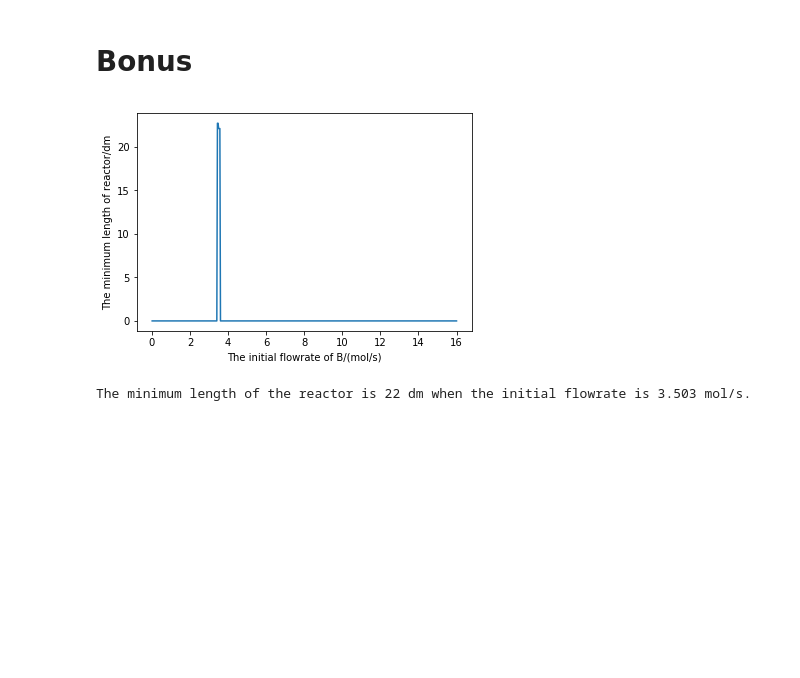
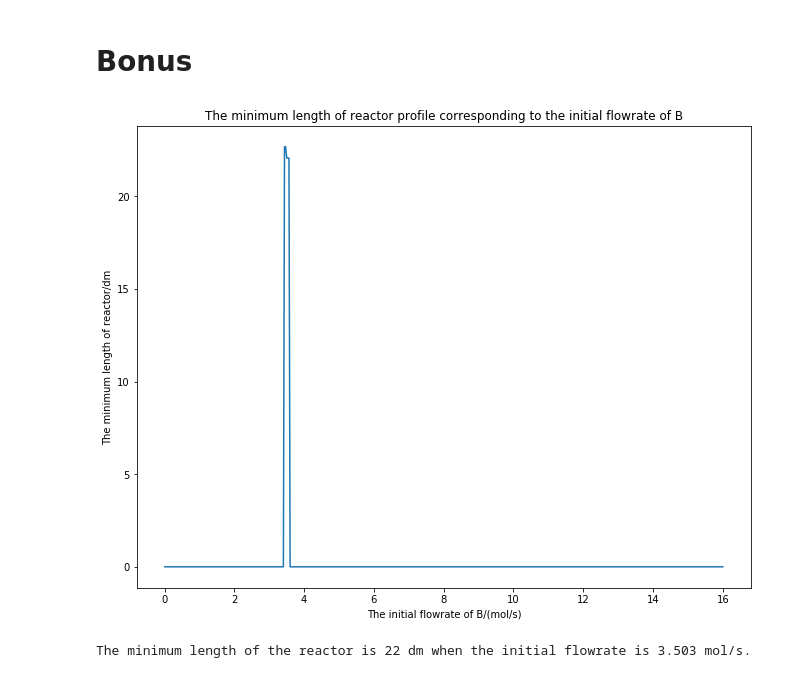
Before and after one commit to Johnick-Cheng/f17-06625, a Jupyter notebook: assignments/HW5-pengfeic.ipynb, the cells around one changed output. Saved outputs shown, nothing was run; the diff lists cells and outputs as text; code cells hidden in the pictures; blank space fills up the shorter version.

```diff
--- a/assignments/HW5-pengfeic.ipynb
+++ b/assignments/HW5-pengfeic.ipynb
@@ -181,9 +170,7 @@ xi_max = F0[0] / 0.25
 def findminl(FB0):
 
     F02 = np.array([4, 0, FB0, 0, 0]).T
-
     lspan = np.linspace(0.01, 3)
-
     sol = odeint (dFdl2, F02, lspan)
 
     S = sol[1:,3] / (sol[1:,3] + sol[1:,4])
@@ -199,32 +186,36 @@ def findminl(FB0):
 
     # find the min length to keep the conversion > 25%
 
     for i in range (50):
         l2 = 0
         if con[i] > 0.25:
             l2 = lspan[i]
             break
     if l1 >= l2:
         return l2
     else:
         return 0
+    # nonzero value means the minimum length that meets the criteria exists
 
 FBspan = np.linspace(0.01, xi_max, 500)
 minl = np.array(list(map(findminl, FBspan)))
 plt.plot(FBspan, minl * 10)
 plt.xlabel('The initial flowrate of B/(mol/s)')
 plt.ylabel('The minimum length of reactor/dm')
+plt.title ('The minimum length of reactor profile corresponding to the initial flowrate of B')
+fig = plt.gcf()
+fig.set_size_inches(11, 8.5,forward=True)
 plt.show()
 
 minl2 = [l for l in minl if l not in [0]]
 l_min = np.amin(minl2)
 
 for i in range(500):
     if minl[i] == l_min:
         FB_min = FBspan[i]
         break
 
 print ('The minimum length of the reactor is {:1.0f} dm when the initial flowrate is {:1.3f} mol/s.'.format(l_min * 10, FB_min))
 # %% [output]
-[figure, old version]
+[figure, new version]
 The minimum length of the reactor is 22 dm when the initial flowrate is 3.503 mol/s.
```
Also changed, not shown: parts of 1 cell of this notebook.
